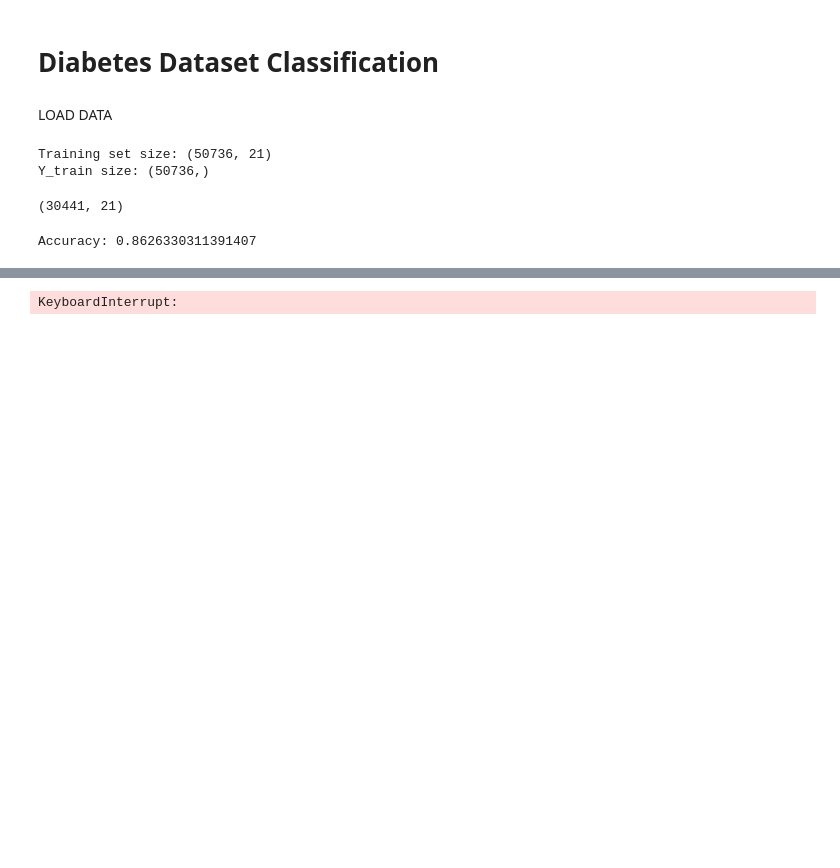
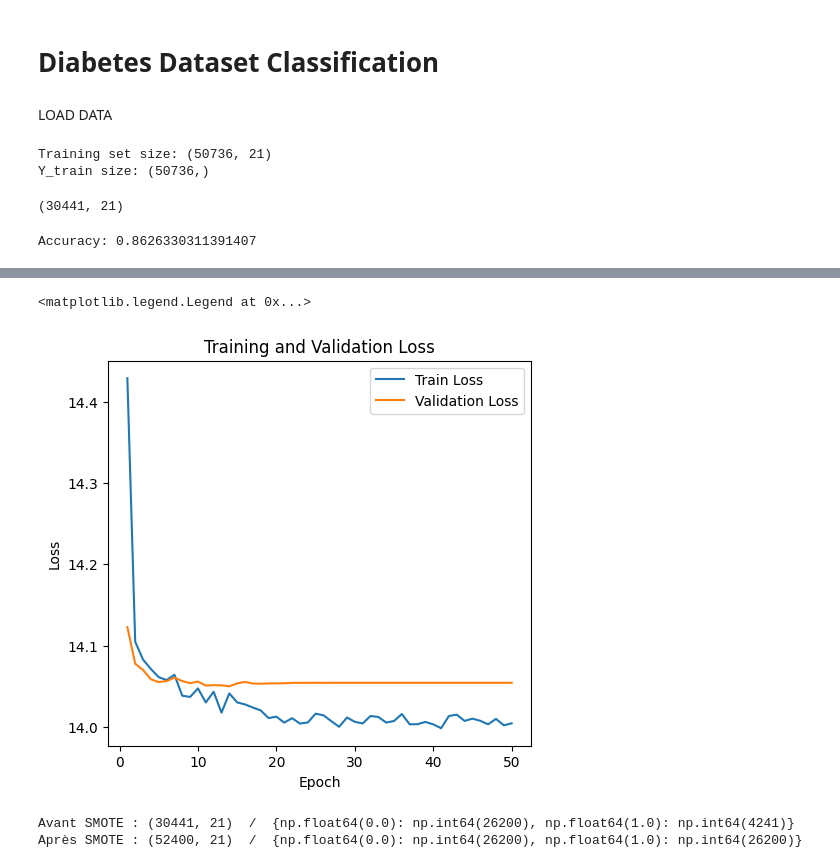
Before and after one commit to Josh-clst/Intro-ML-Mini-Project, a Jupyter notebook: Diabetes_dataset_classfication.ipynb, the cells around one changed output, grey strips where cells are left out. Cells and saved outputs as stored; diff of their text form; code cells hidden in the pictures; blank space fills up the shorter version.

Commit message:
MLP_balanced_dataset

```diff
--- a/Diabetes_dataset_classfication.ipynb
+++ b/Diabetes_dataset_classfication.ipynb
@@ -111,7 +112,4 @@ plt.xlabel("Epoch")
 plt.ylabel("Loss")
 plt.title("Training and Validation Loss")
 plt.legend()
-
-# Evaluate the model on the test set
-functions.evaluate_MLP(model, X_test_tensor, Y_test_tensor)
 # %% [output]
@@ -125 +128,19 @@ functions.evaluate_MLP(model, X_test_tensor, Y_test_tensor)
-KeyboardInterrupt:
+<matplotlib.legend.Legend at 0x...>
+[figure, added]
+# %%
+##### Balance the dataset  #####
+
+from sklearn.model_selection import train_test_split
+from imblearn.over_sampling import SMOTE
+
+sm = SMOTE(random_state=42)
+X_train_bal, y_train_bal = sm.fit_resample(X_train, Y_train)
+
+unique_train, counts_train = np.unique(Y_train, return_counts=True)
+unique_bal, counts_bal = np.unique(y_train_bal, return_counts=True)
+
+print("Avant SMOTE :", X_train.shape, " / ", dict(zip(unique_train, counts_train)))
+print("Après SMOTE :", X_train_bal.shape, " / ", dict(zip(unique_bal, counts_bal)))
+# %% [output]
+Avant SMOTE : (30441, 21)  /  {np.float64(0.0): np.int64(26200), np.float64(1.0): np.int64(4241)}
+Après SMOTE : (52400, 21)  /  {np.float64(0.0): np.int64(26200), np.float64(1.0): np.int64(26200)}
```
Also changed, not shown: parts of 5 cells of this notebook.
